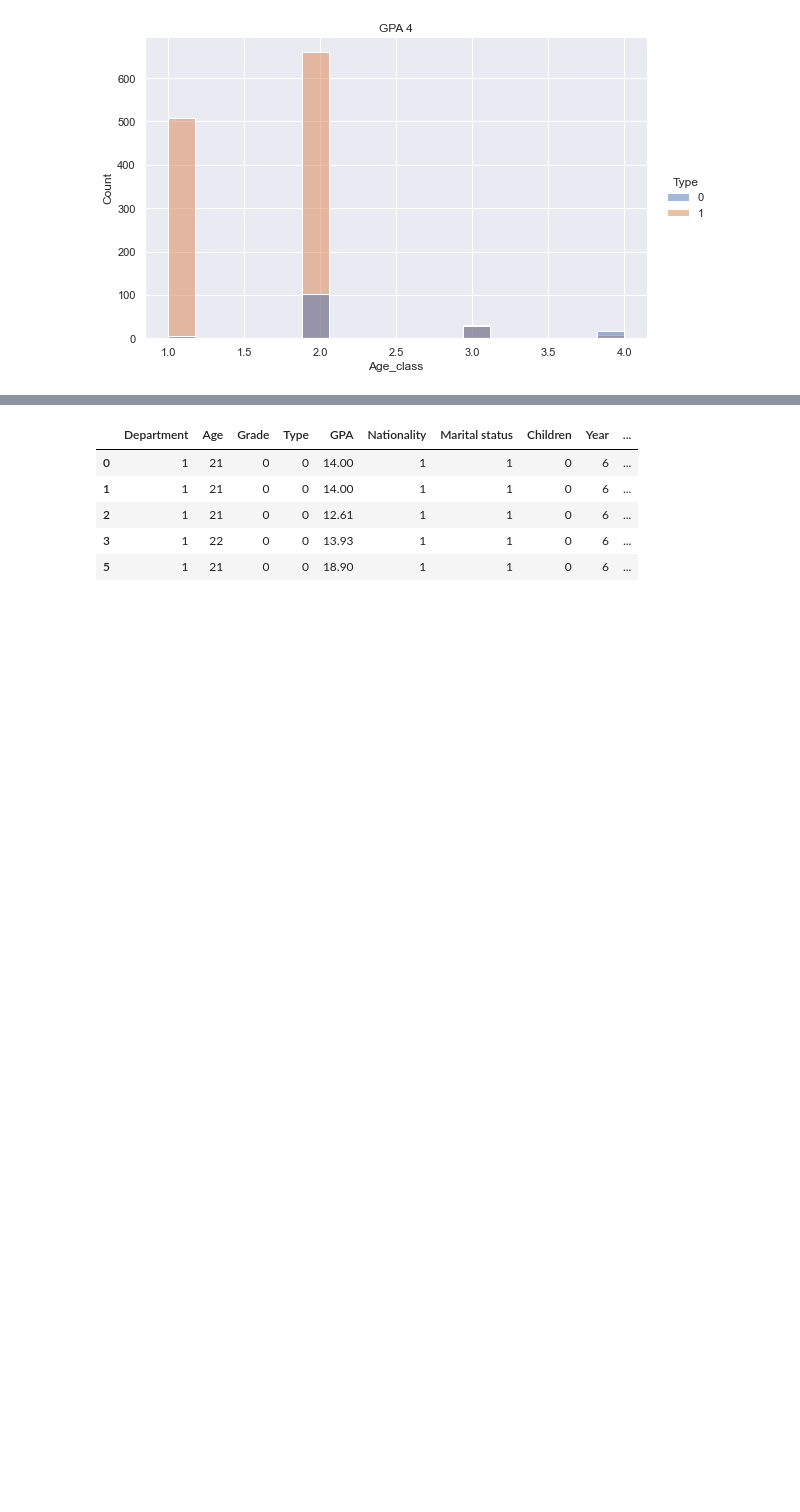
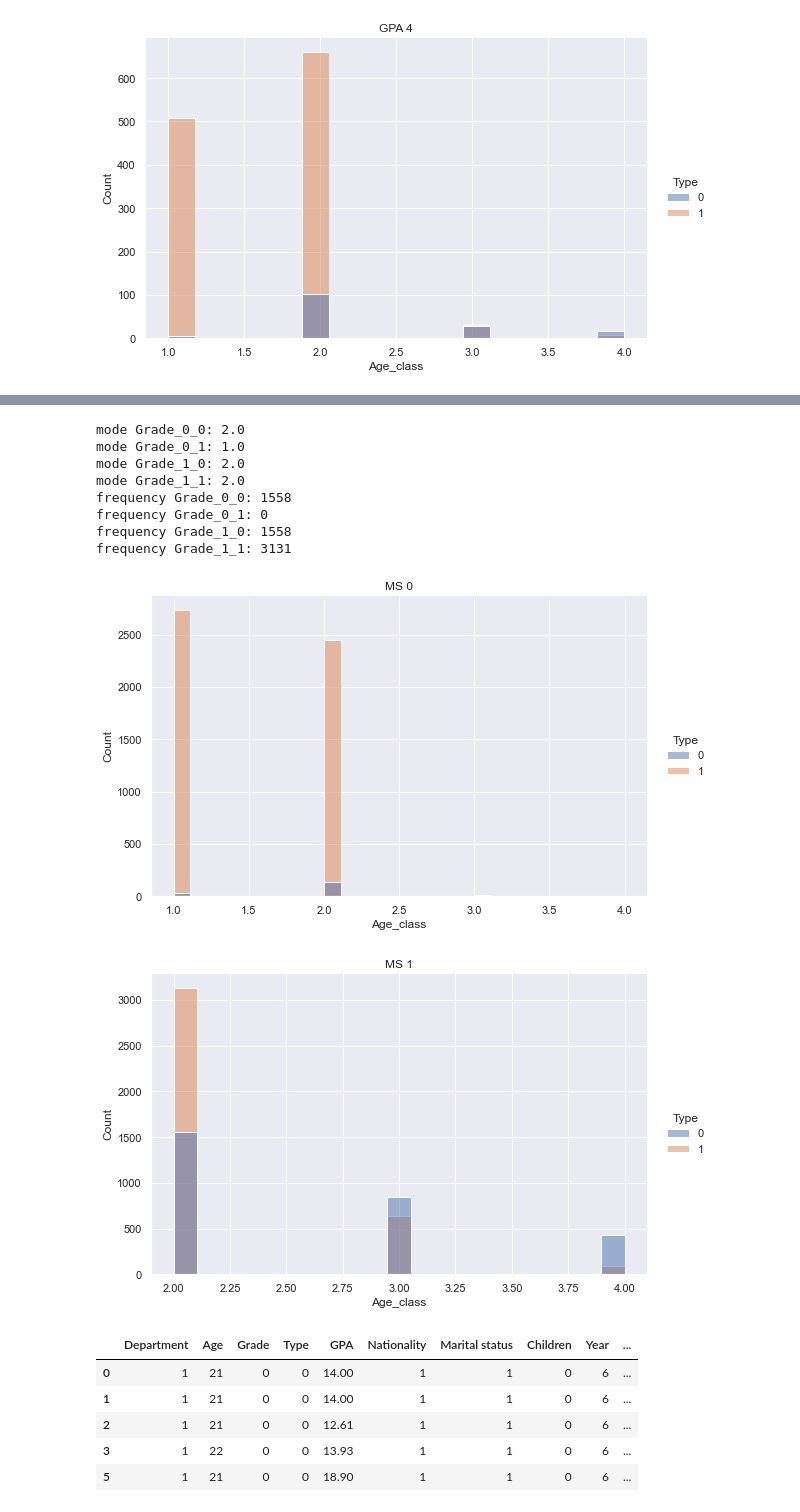
Before and after one commit to mghasemi19/ML_EconEduc, a Jupyter notebook: Type_classification.ipynb, the cells around one changed output, grey strips where cells are left out. Saved outputs shown, nothing was run; the diff lists cells and outputs as text; code cells hidden in the pictures; blank space fills up the shorter version.

```diff
--- a/Type_classification.ipynb
+++ b/Type_classification.ipynb
@@ -2196,3 +2267,44 @@ frequency GPA_4_1: 660
+# %%
+df_MS = df_GPA.copy()
+df_MS = df_MS[df_MS['Age'] >= 16]
+
+MS_0 = df_MS[df_MS['Grade']==0]
+MS_1= df_MS[df_MS['Grade']==1]
+
+plot_1 = sns.displot(MS_0, x= 'Age_class', hue=MS_0['Type'], kde=False, height=5, aspect=1.6)
+plot_1.set(title = "MS 0")
+plot_2 = sns.displot(MS_1, x= 'Age_class', hue=MS_1['Type'], kde=False, height=5, aspect=1.6)
+plot_2.set(title = "MS 1")
+
+MS_0_0 = df_GPA[(df_GPA['Grade']==0) & (df_GPA['Type']==0)]['Age_class']
+MS_0_1 = df_GPA[(df_GPA['Grade']==0) & (df_GPA['Type']==1)]['Age_class']
+MS_1_0 = df_GPA[(df_GPA['Grade']==1) & (df_GPA['Type']==0)]['Age_class']
+MS_1_1 = df_GPA[(df_GPA['Grade']==1) & (df_GPA['Type']==1)]['Age_class']
+
+print(f'mode Grade_0_0: {MS_0_0.mode().iloc[0]}')
+print(f'mode Grade_0_1: {MS_0_1.mode().iloc[0]}')
+print(f'mode Grade_1_0: {MS_1_0.mode().iloc[0]}')
+print(f'mode Grade_1_1: {MS_1_1.mode().iloc[0]}')
+
+mode_0_0 = df_GPA[(df_GPA['Grade']==1) & (df_GPA['Type']==0) & (df_GPA['Age_class']==2)].shape[0]
+mode_0_1 = df_GPA[(df_GPA['Grade']==1) & (df_GPA['Type']==1) & (df_GPA['Age_class']==1)].shape[0]
+mode_1_0 = df_GPA[(df_GPA['Grade']==1) & (df_GPA['Type']==0) & (df_GPA['Age_class']==2)].shape[0]
+mode_1_1 = df_GPA[(df_GPA['Grade']==1) & (df_GPA['Type']==1) & (df_GPA['Age_class']==2)].shape[0]
+print(f'frequency Grade_0_0: {mode_0_0}')
+print(f'frequency Grade_0_1: {mode_0_1}')
+print(f'frequency Grade_1_0: {mode_1_0}')
+print(f'frequency Grade_1_1: {mode_1_1}')
+# %% [output]
+mode Grade_0_0: 2.0
+mode Grade_0_1: 1.0
+mode Grade_1_0: 2.0
+mode Grade_1_1: 2.0
+frequency Grade_0_0: 1558
+frequency Grade_0_1: 0
+frequency Grade_1_0: 1558
+frequency Grade_1_1: 3131
+[figure, added]
+[figure, added]
 # %%
 df_GPA.head()
 # %% [output]
```
Also changed, not shown: parts of 1 cell of this notebook.
